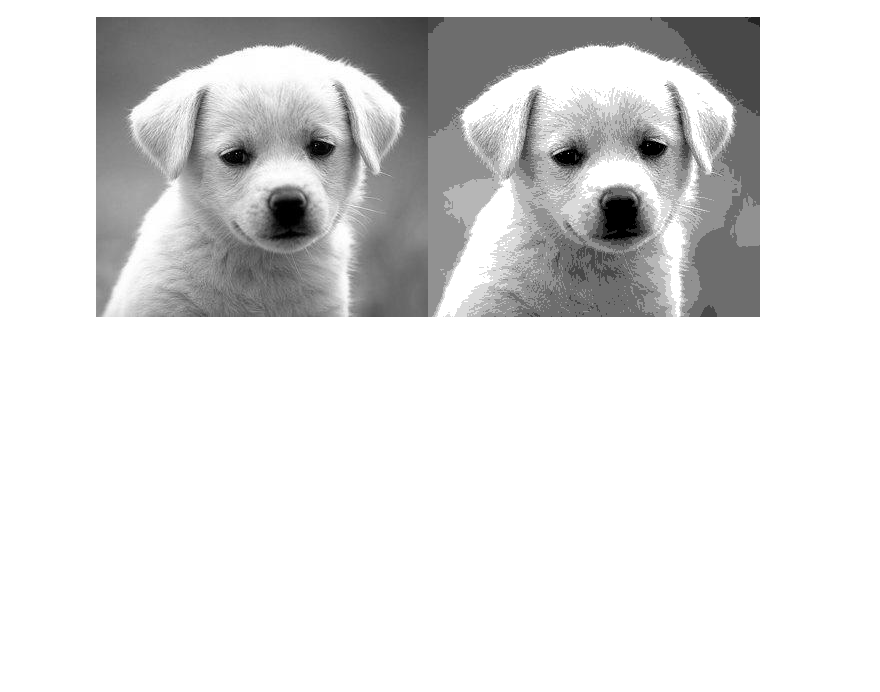
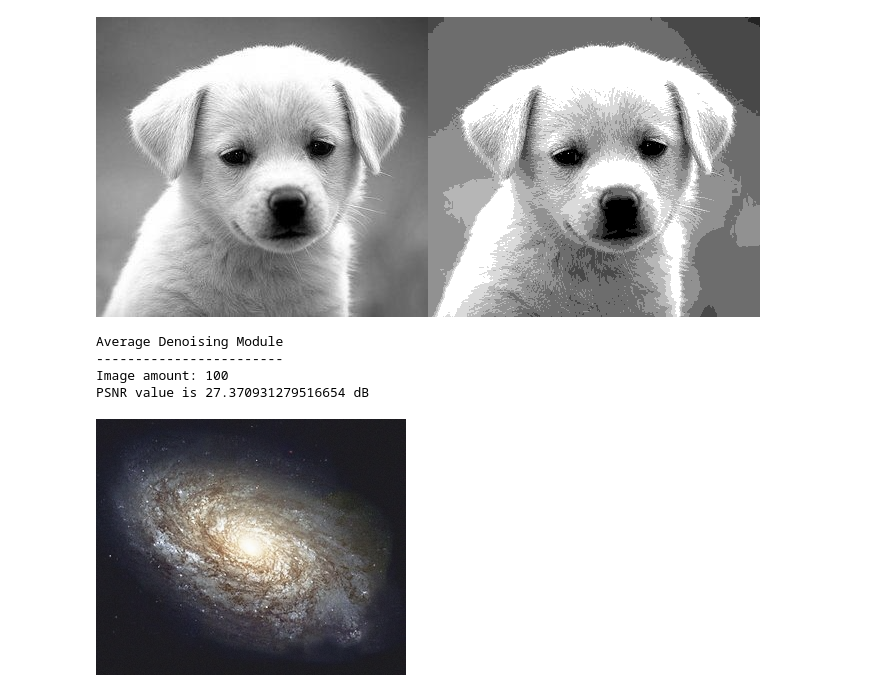
Before and after one commit to AikaMinami/IPCV_2022, a Jupyter notebook: Week5.ipynb, the cells around one changed output. Saved outputs shown, nothing was run; the diff lists cells and outputs as text; code cells hidden in the pictures; blank space fills up the shorter version.

Commit message:
Average Denoising Module

```diff
--- a/Week5.ipynb
+++ b/Week5.ipynb
@@ -64,3 +68,44 @@ Bit depth
 -----------------------
 Bit depth value: 3
 [figure]
+# %%
+import glob
+from math import log10, sqrt
+
+print('Average Denoising Module')
+print('------------------------')
+
+try:
+  img_amt = int(input('Image amount: '))
+except ValueError:
+  print('Error, not a number')
+
+def PSNR(ori, compressed):
+  mse = np.mean((ori - compressed) ** 2)
+  if(mse == 0):
+    return 100
+  max_pixel = 255.0
+  psnr = 20 * log10(max_pixel / sqrt(mse))
+  return psnr
+
+ori = cv.imread('/content/drive/MyDrive/IPCV/galaxy.jpg')
+denoising_avg = np.zeros(ori.shape, ori.dtype)
+
+cv_img = []
+for i in glob.glob('/content/drive/MyDrive/IPCV/noises/*.jpg'):
+  n = cv.imread(i)
+  cv_img.append(n)
+
+denoising_avg = np.mean(cv_img[:img_amt], axis=0).astype(np.uint8)
+
+value = PSNR(ori, denoising_avg)
+print(f"PSNR value is {value} dB")
+
+final_frame = cv.hconcat((ori, denoising_avg))
+cv2_imshow(denoising_avg)
+# %% [output]
+Average Denoising Module
+------------------------
+Image amount: 100
+PSNR value is 27.370931279516654 dB
+[figure, added]
```
Also changed, not shown: parts of 2 cells of this notebook.
